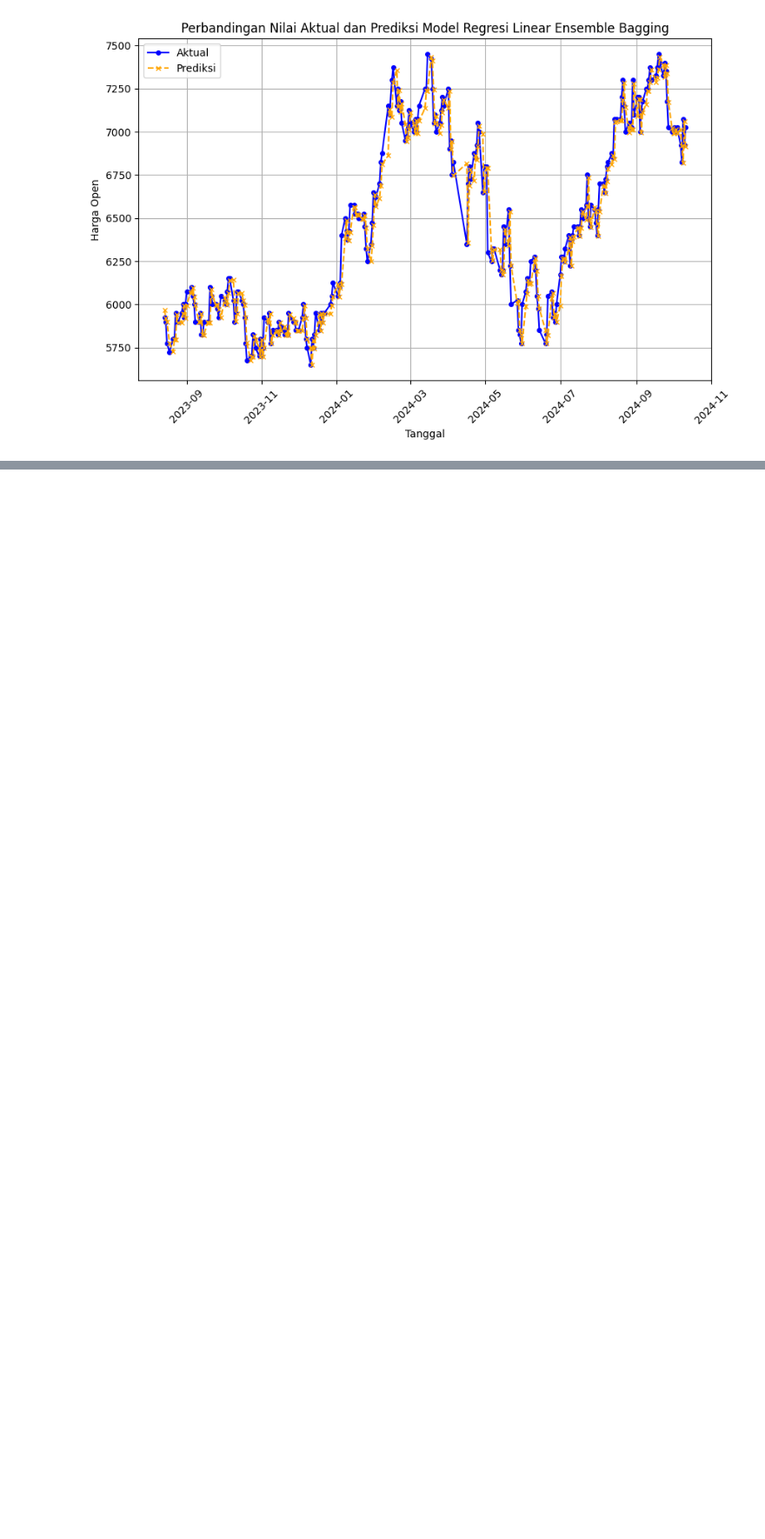
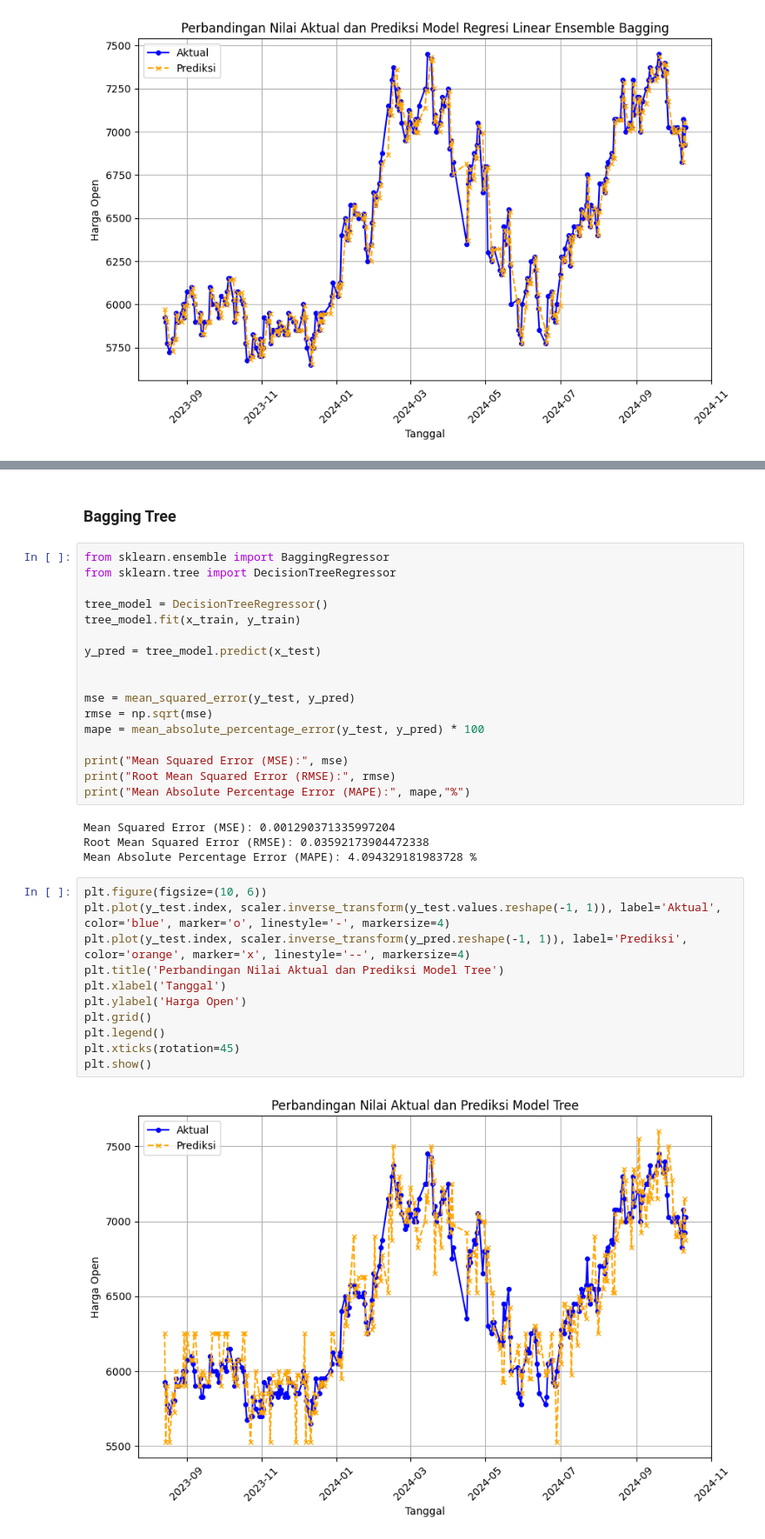
Before and after one commit to Rieko00/psd, a Jupyter notebook: mybook/_build/jupyter_execute/PSD_UTS.ipynb, the cells around one changed output, grey strips where cells are left out. Shown at 87% size. Cells and saved outputs as stored; diff of their text form; blank space fills up the shorter version.

```diff
--- a/mybook/_build/jupyter_execute/PSD_UTS.ipynb
+++ b/mybook/_build/jupyter_execute/PSD_UTS.ipynb
@@ -265,0 +381,36 @@ Prediksi Harga BMRI Besok: 6915.241058647209 (-1.56%)
+# %% [markdown]
+### Bagging Tree
+# %%
+from sklearn.ensemble import BaggingRegressor
+from sklearn.tree import DecisionTreeRegressor
+
+tree_model = DecisionTreeRegressor()
+tree_model.fit(x_train, y_train)
+
+y_pred = tree_model.predict(x_test)
+
+
+mse = mean_squared_error(y_test, y_pred)
+rmse = np.sqrt(mse)
+mape = mean_absolute_percentage_error(y_test, y_pred) * 100
+
+print("Mean Squared Error (MSE):", mse)
+print("Root Mean Squared Error (RMSE):", rmse)
+print("Mean Absolute Percentage Error (MAPE):", mape,"%")
+# %% [output]
+Mean Squared Error (MSE): 0.001290371335997204
+Root Mean Squared Error (RMSE): 0.03592173904472338
+Mean Absolute Percentage Error (MAPE): 4.094329181983728 %
+# %%
+plt.figure(figsize=(10, 6))
+plt.plot(y_test.index, scaler.inverse_transform(y_test.values.reshape(-1, 1)), label='Aktual', color='blue', marker='o', linestyle='-', markersize=4)
+plt.plot(y_test.index, scaler.inverse_transform(y_pred.reshape(-1, 1)), label='Prediksi', color='orange', marker='x', linestyle='--', markersize=4)
+plt.title('Perbandingan Nilai Aktual dan Prediksi Model Tree')
+plt.xlabel('Tanggal')
+plt.ylabel('Harga Open')
+plt.grid()
+plt.legend()
+plt.xticks(rotation=45)
+plt.show()
+# %% [output]
+[figure, added]
```
Also changed, not shown: parts of 25 cells of this notebook, 19 other files.
